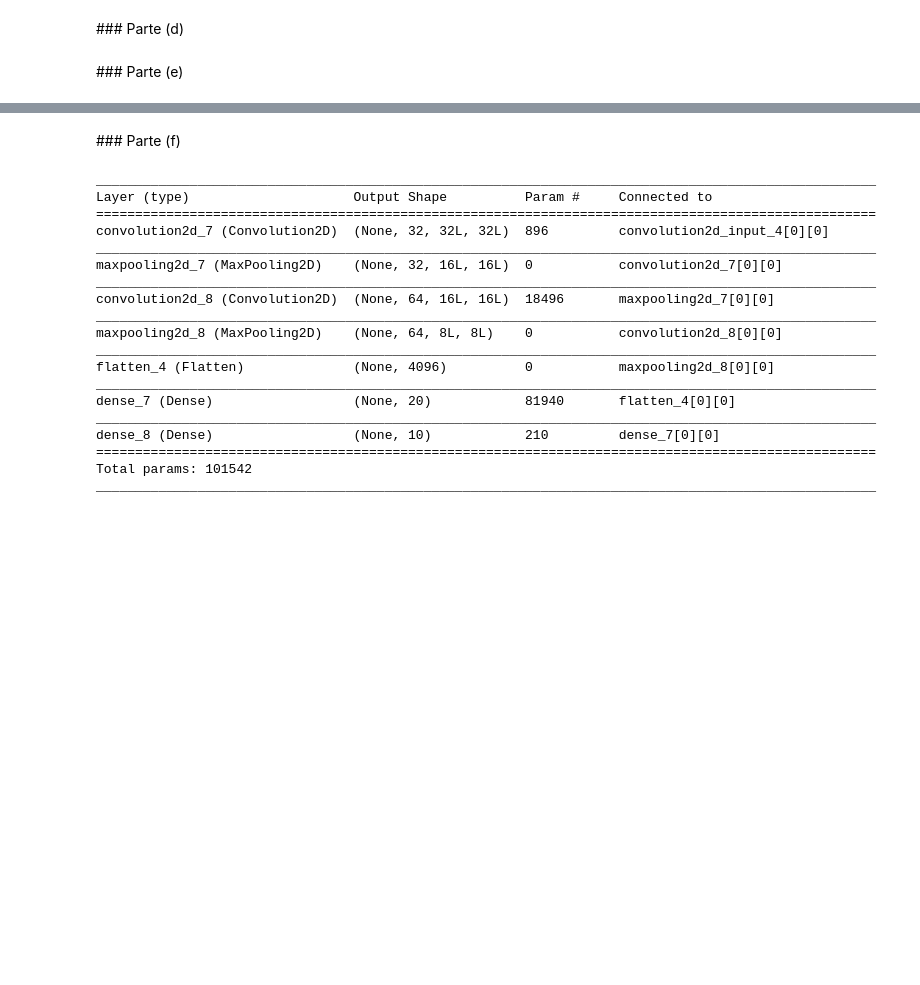
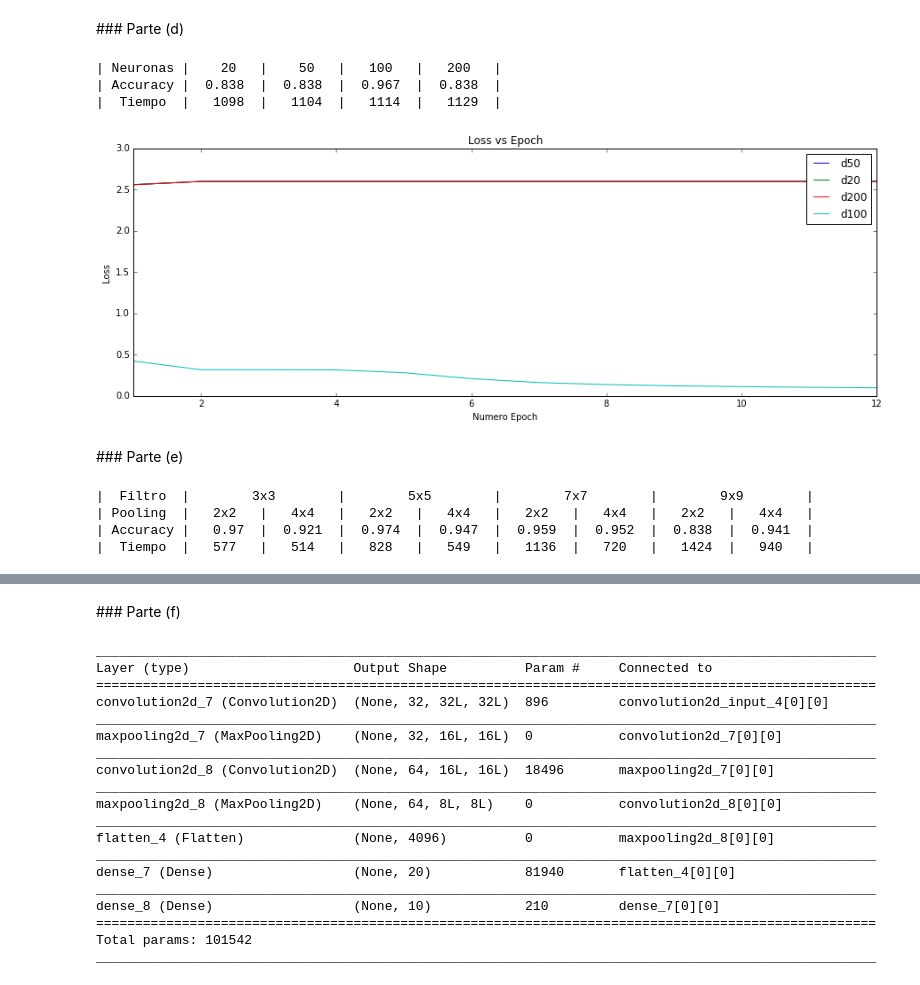
Before and after one commit to mavillan/ANN, a Jupyter notebook: tarea2/tarea2-part3.ipynb, the cells around one changed output, grey strips where cells are left out. Drawn from its saved outputs; the diff is of its cells as text; code cells hidden in the pictures; blank space fills up the shorter version.

```diff
--- a/tarea2/tarea2-part3.ipynb
+++ b/tarea2/tarea2-part3.ipynb
@@ -40,0 +42,22 @@ from keras.optimizers import SGD, Adadelta, Adagrad
+# %%
+def load_file(name):
+    a = open('results-part3/'+name+'.txt')
+    t = int(a.readline().strip())
+    loss = map(float,a.readline().strip().split(','))
+    acc = map(float,a.readline().strip().split(','))
+    a.close()
+    return t,loss,acc
+# %%
+def plot(loss):
+    ne = len(loss.values()[0])
+    ep = range(1,ne+1)
+    plt.figure(figsize=(15,5))
+    for i in loss:
+        plt.plot(ep,loss[i],label=i)
+    plt.title('Loss vs Epoch')
+    plt.xlabel('Numero Epoch')
+    plt.ylabel('Loss')
+    plt.xlim(1,ne)
+    plt.legend(bbox_to_anchor=(1, 1))
+    plt.show()
+    plt.close()
@@ -154,3 +185,32 @@ print("\n{0}: {1}%".format('Accuracy',scores[1]*100))
+# %%
+ns = [20,50,100,200]
+names = ['d20','d50','d100','d200']
+accs = []
+times = []
+dloss = {}
+for n in names:
+    t,loss,acc = load_file(n)
+    accs.append(round(acc[-1],3))
+    times.append(t)
+    dloss[n] = loss
+# %%
+print "|{0:^10}|".format("Neuronas", 'centered'),
+for j in ns:
+    print "{0:^8}|".format(str(j), 'centered'),
+print "\n|{0:^10}|".format("Accuracy", 'centered'),
+for i in accs:
+    print "{0:^8}|".format(str(i), 'centered'),
+print "\n|{0:^10}|".format("Tiempo", 'centered'),
+for i in times:
+    print "{0:^8}|".format(str(i), 'centered'),
+# %% [output]
+| Neuronas |    20   |    50   |   100   |   200   |
+| Accuracy |  0.838  |  0.838  |  0.967  |  0.838  |
+|  Tiempo  |   1098  |   1104  |   1114  |   1129  |
+# %%
+plot(dloss)
+# %% [output]
+[figure, added]
 # %% [markdown]
 <div id='e'/>
 ### Parte (e)
@@ -175,11 +247,19 @@ for cf_size in cf_list:
 # %%
-print "{0:15}".format("Filtro", 'centered'),
+print "|{0:^10}|".format("Filtro", 'centered'),
 for i in cf_list:
-    print "{0:^12}".format(str(i)+'x'+str(i), 'centered'),
-print "{0:15}".format("\nPooling", 'centered'),
+    print "{0:^18}|".format(str(i)+'x'+str(i), 'centered'),
+print "\n|{0:^10}|".format("Pooling", 'centered'),
 for j in cf_list:
     for i in cp_list:
-        print "{0:^6}".format(str(i)+'x'+str(i), 'centered'),
-print "{0:15}".format("\nAccuracy", 'centered'),
+        print "{0:^8}|".format(str(i)+'x'+str(i), 'centered'),
+print "\n|{0:^10}|".format("Accuracy", 'centered'),
 for i in accs:
-    print "{0:^6}".format(str(i), 'centered'),
+    print "{0:^8}|".format(str(i), 'centered'),
+print "\n|{0:^10}|".format("Tiempo", 'centered'),
+for i in times:
+    print "{0:^8}|".format(str(i), 'centered'),
+# %% [output]
+|  Filtro  |        3x3        |        5x5        |        7x7        |        9x9        |
+| Pooling  |   2x2   |   4x4   |   2x2   |   4x4   |   2x2   |   4x4   |   2x2   |   4x4   |
+| Accuracy |   0.97  |  0.921  |  0.974  |  0.947  |  0.959  |  0.952  |  0.838  |  0.941  |
+|  Tiempo  |   577   |   514   |   828   |   549   |   1136  |   720   |   1424  |   940   |
```
Also changed, not shown: parts of 34 cells of this notebook, 59 other files.
